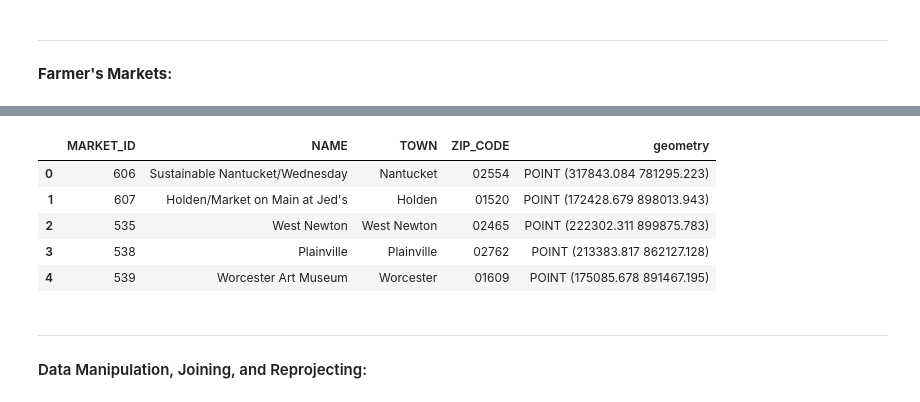
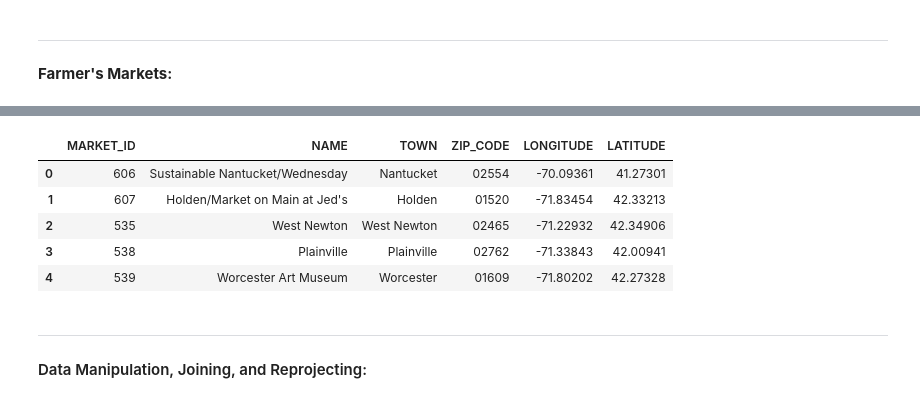
Before and after one commit to jess-wilson2020/uep239-final-project, a Jupyter notebook: uep239-final-project.ipynb, the cells around one changed output, grey strips where cells are left out. Saved outputs shown, nothing was run; the diff lists cells and outputs as text; code cells hidden in the pictures.

```diff
--- a/uep239-final-project.ipynb
+++ b/uep239-final-project.ipynb
@@ -399,14 +401,14 @@ memory usage: 42.5+ KB
 # %%
 #Change column datatype from float to int
 market_raw = market_raw.astype({"MARKET_ID" : int})
 
 # Subset data into only the necessary columns for analysis:
-market = market_raw[["MARKET_ID", "NAME", "TOWN", "ZIP_CODE", "geometry"]]
+market = market_raw[["MARKET_ID", "NAME", "TOWN", "ZIP_CODE", "LONGITUDE", "LATITUDE"]]
 market.head()
 # %% [output]
-|  | MARKET_ID | NAME | TOWN | ZIP_CODE | geometry |
-| 0 | 606 | Sustainable Nantucket/Wednesday | Nantucket | 02554 | POINT (317843.084 781295.223) |
-| 1 | 607 | Holden/Market on Main at Jed's | Holden | 01520 | POINT (172428.679 898013.943) |
-| 2 | 535 | West Newton | West Newton | 02465 | POINT (222302.311 899875.783) |
-| 3 | 538 | Plainville | Plainville | 02762 | POINT (213383.817 862127.128) |
-| 4 | 539 | Worcester Art Museum | Worcester | 01609 | POINT (175085.678 891467.195) |
+|  | MARKET_ID | NAME | TOWN | ZIP_CODE | LONGITUDE | LATITUDE |
+| 0 | 606 | Sustainable Nantucket/Wednesday | Nantucket | 02554 | -70.09361 | 41.27301 |
+| 1 | 607 | Holden/Market on Main at Jed's | Holden | 01520 | -71.83454 | 42.33213 |
+| 2 | 535 | West Newton | West Newton | 02465 | -71.22932 | 42.34906 |
+| 3 | 538 | Plainville | Plainville | 02762 | -71.33843 | 42.00941 |
+| 4 | 539 | Worcester Art Museum | Worcester | 01609 | -71.80202 | 42.27328 |
```
Also changed, not shown: parts of 62 cells of this notebook.
